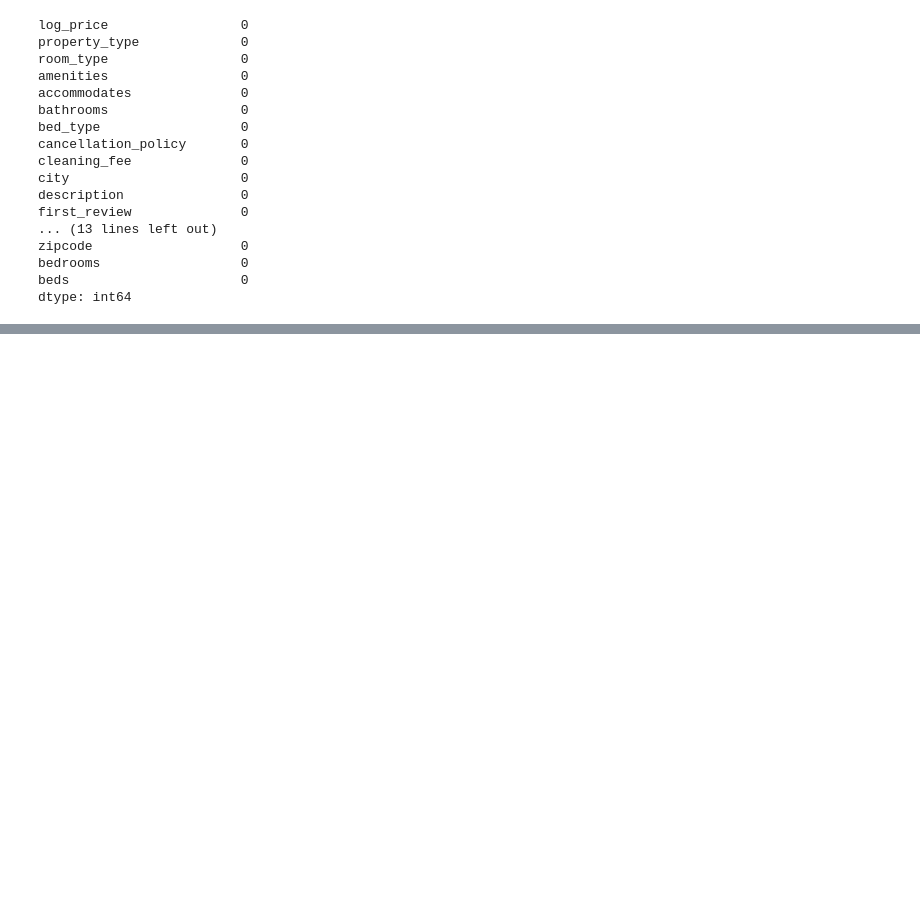
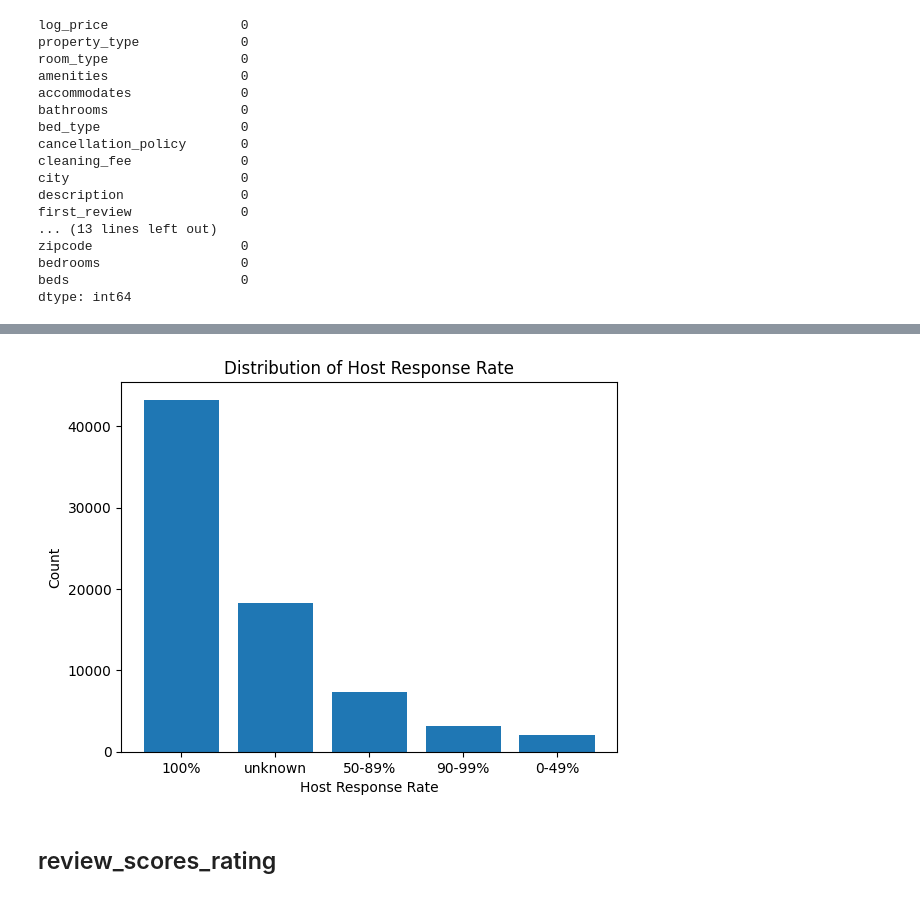
Before and after one commit to semasar/Final-Proje_Airbnb, a Jupyter notebook: data_preproccesing.ipynb, the cells around one changed output, grey strips where cells are left out. Cells and saved outputs as stored; diff of their text form; code cells hidden in the pictures; blank space fills up the shorter version.

```diff
--- a/data_preproccesing.ipynb
+++ b/data_preproccesing.ipynb
@@ -1269,0 +1195,7 @@ dtype: int64
+# %%
+df.host_since = pd.to_datetime(df.host_since) # Converting to datetime
+# %%
+# we create a new column named 'host_since_day'
+import datetime
+df['host_since_day'] = (datetime.datetime.today() - pd.to_datetime(df['host_since'])).dt.days
+df['host_since_day']
@@ -1269,0 +1223,4 @@ dtype: int64
+# %%
+# Removing the % sign from the host_response_rate string and converting to an integer
+df.host_response_rate = df.host_response_rate.str[:-1].astype('float64')
+df['host_response_rate']
@@ -1269,0 +1240,12 @@ dtype: int64
+# %%
+# Bin into four categories
+df.host_response_rate = pd.cut(df.host_response_rate, bins=[0, 50, 90, 99, 100], labels=['0-49%', '50-89%', '90-99%', '100%'], include_lowest=True)
+
+# Converting to string
+df.host_response_rate = df.host_response_rate.astype('str')
+
+# Replace nulls with 'unknown'
+df.host_response_rate.replace('nan', 'unknown', inplace=True)
+
+# Category counts
+df.host_response_rate.value_counts()
@@ -1269,0 +1260,12 @@ dtype: int64
+# %%
+import matplotlib.pyplot as plt
+
+plt.bar(df.host_response_rate.value_counts().index, df.host_response_rate.value_counts().values)
+plt.xlabel('Host Response Rate')
+plt.ylabel('Count')
+plt.title('Distribution of Host Response Rate')
+plt.show()
+# %% [output]
+[figure, added]
+# %% [markdown]
+## review_scores_rating
```
Also changed, not shown: parts of 38 cells of this notebook.
